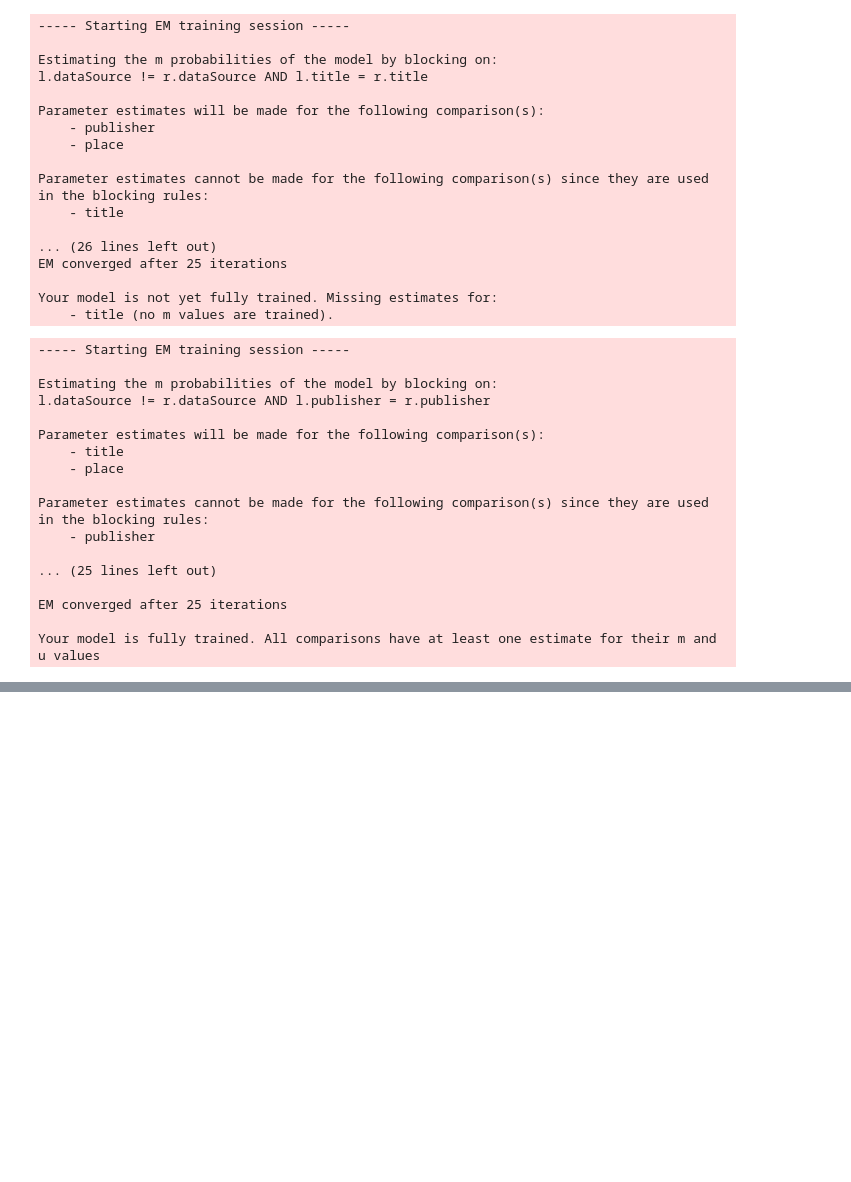
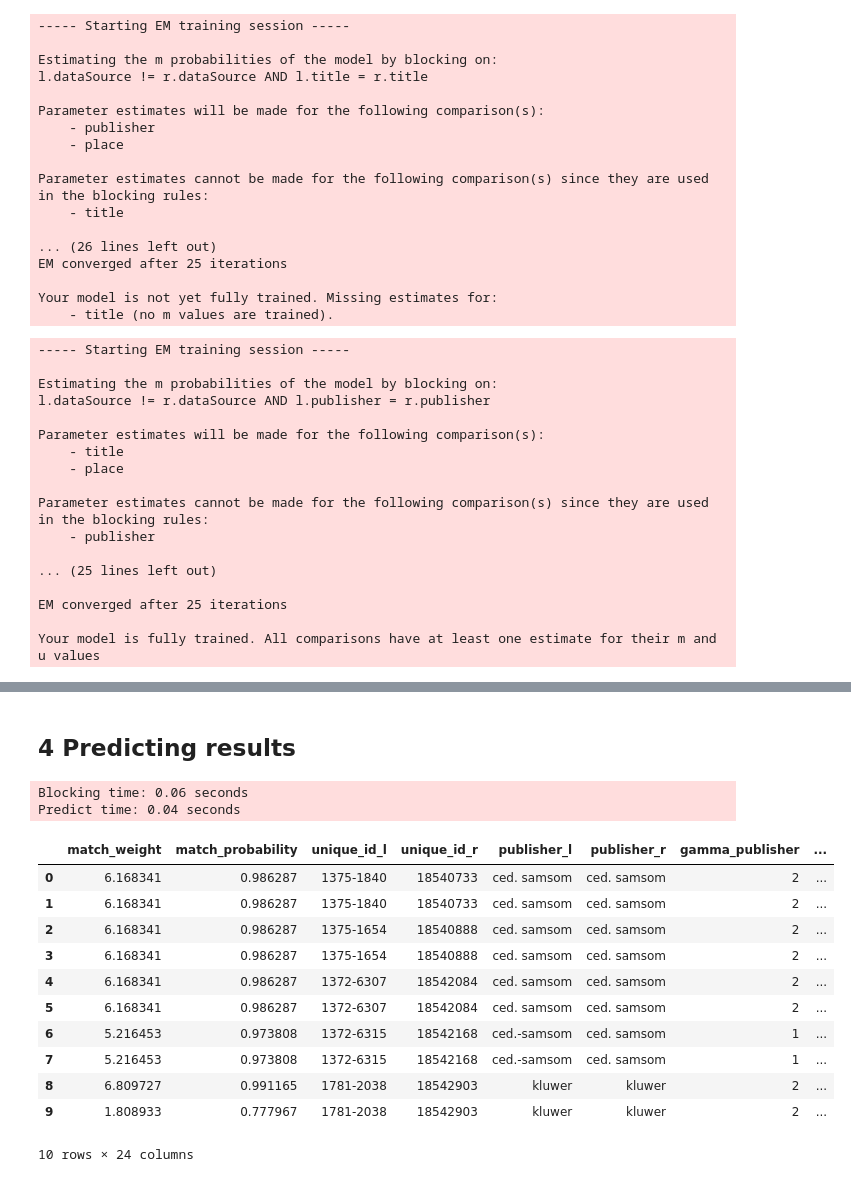
Before and after one commit to kbrbe/issn-matching, a Jupyter notebook: issn-splink-matching.ipynb, the cells around one changed output, grey strips where cells are left out. Saved outputs shown, nothing was run; the diff lists cells and outputs as text; code cells hidden in the pictures; blank space fills up the shorter version.

Commit message:
visualizing predictions of first trained model

```diff
--- a/issn-splink-matching.ipynb
+++ b/issn-splink-matching.ipynb
@@ -692,3 +699,25 @@ linker.visualisations.parameter_estimate_comparisons_chart()
 [interactive output not drawn]
 # %%
 settings = linker.misc.save_model_to_json(trainedModelFilename, overwrite=True)
+# %% [markdown]
+## 4 Predicting results
+# %%
+dfPredictions = linker.inference.predict(threshold_match_probability=0.2)
+# %% [output]
+Blocking time: 0.06 seconds
+Predict time: 0.04 seconds
+# %%
+dfPredictions.as_pandas_dataframe(limit=10)
+# %% [output]
+|  | match_weight | match_probability | unique_id_l | unique_id_r | publisher_l | publisher_r | gamma_publisher | ... |
+| 0 | 6.168341 | 0.986287 | 1375-1840 | 18540733 | ced. samsom | ced. samsom | 2 | ... |
+| 1 | 6.168341 | 0.986287 | 1375-1840 | 18540733 | ced. samsom | ced. samsom | 2 | ... |
+| 2 | 6.168341 | 0.986287 | 1375-1654 | 18540888 | ced. samsom | ced. samsom | 2 | ... |
+| 3 | 6.168341 | 0.986287 | 1375-1654 | 18540888 | ced. samsom | ced. samsom | 2 | ... |
+| 4 | 6.168341 | 0.986287 | 1372-6307 | 18542084 | ced. samsom | ced. samsom | 2 | ... |
+| 5 | 6.168341 | 0.986287 | 1372-6307 | 18542084 | ced. samsom | ced. samsom | 2 | ... |
+| 6 | 5.216453 | 0.973808 | 1372-6315 | 18542168 | ced.-samsom | ced. samsom | 1 | ... |
+| 7 | 5.216453 | 0.973808 | 1372-6315 | 18542168 | ced.-samsom | ced. samsom | 1 | ... |
+| 8 | 6.809727 | 0.991165 | 1781-2038 | 18542903 | kluwer | kluwer | 2 | ... |
+| 9 | 1.808933 | 0.777967 | 1781-2038 | 18542903 | kluwer | kluwer | 2 | ... |
+10 rows × 24 columns
```
Also changed, not shown: parts of 6 cells of this notebook, 1 other file.
